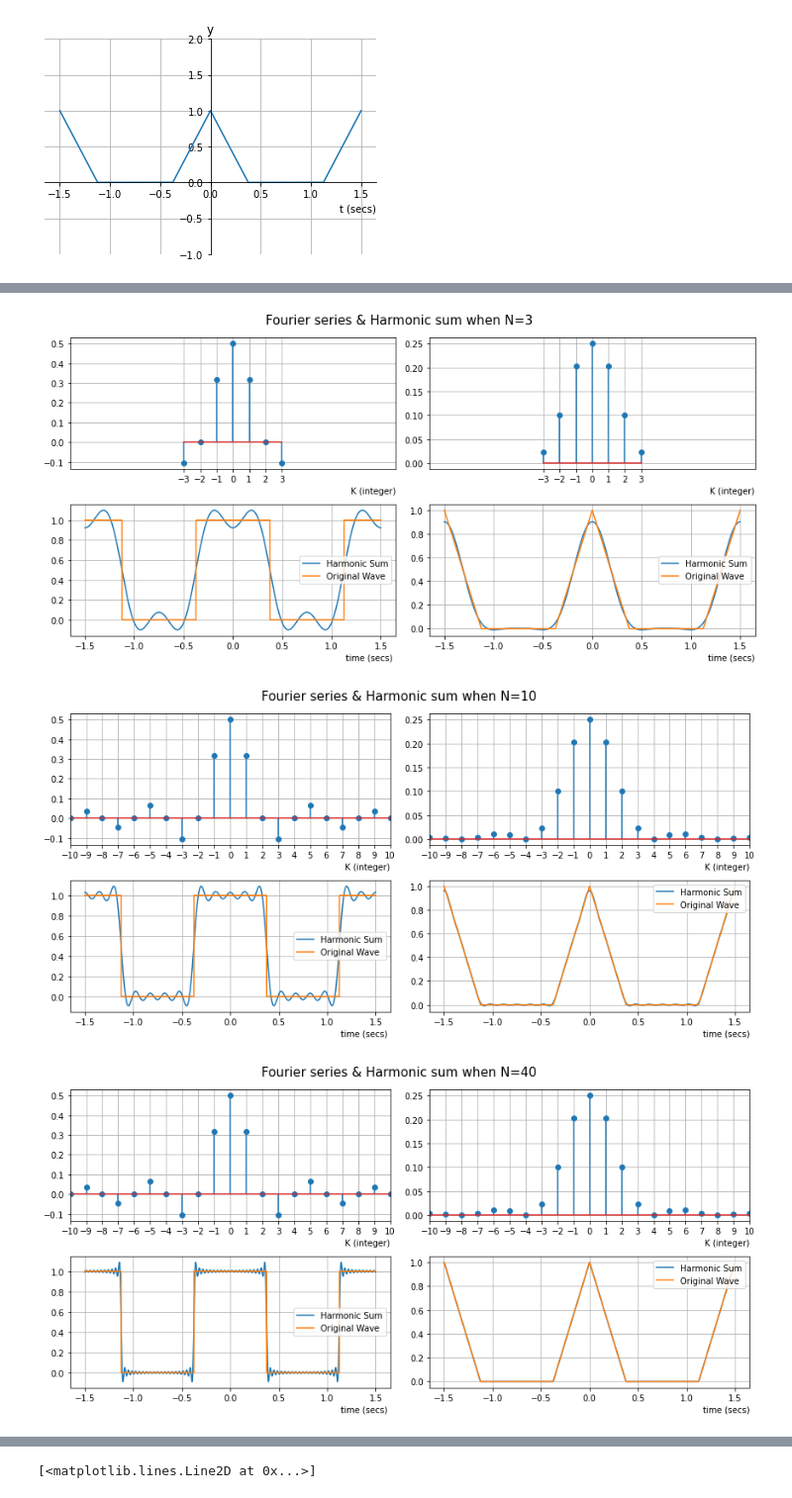
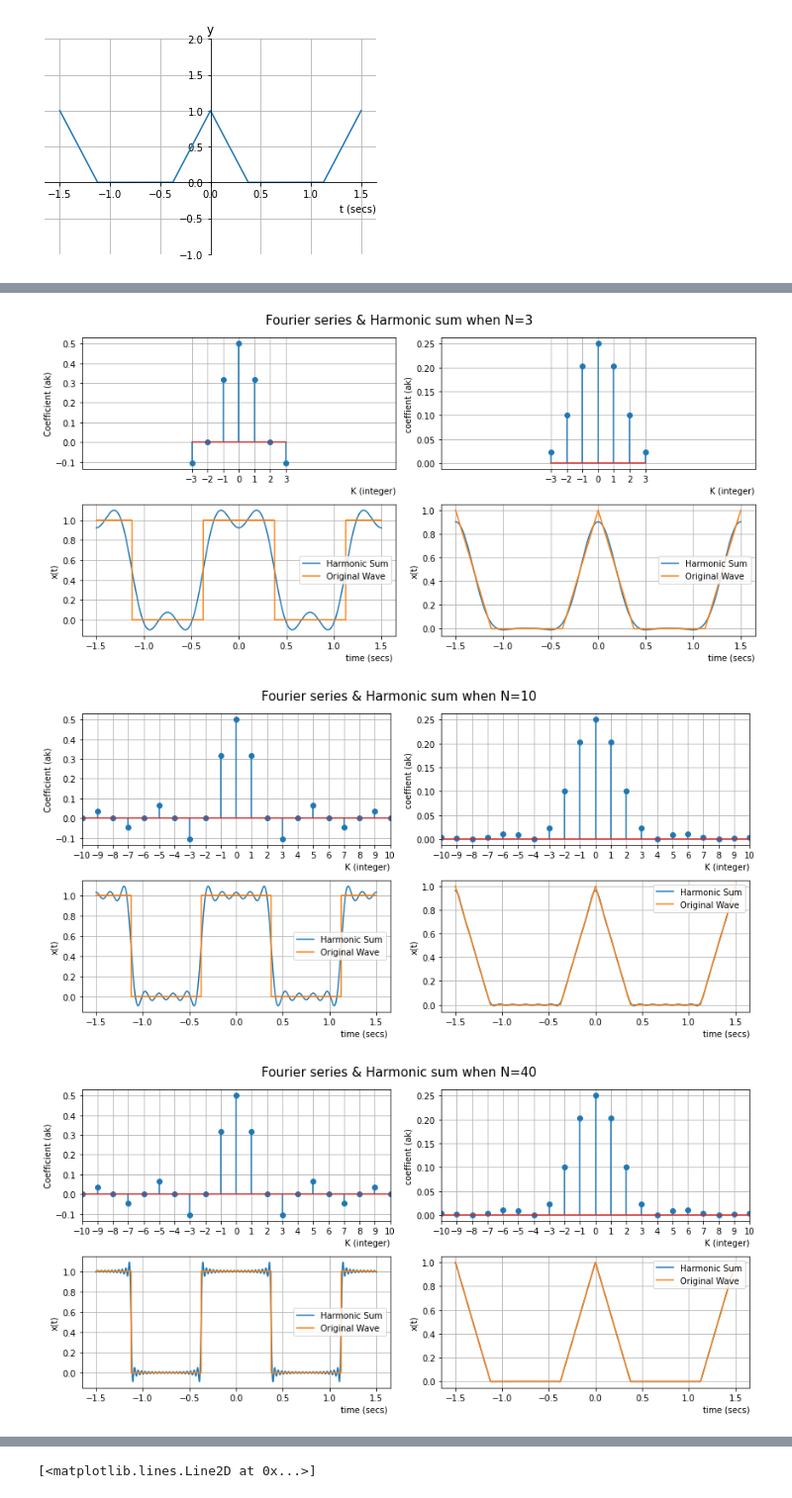
Before and after one commit to IISL-HYU/comm, a Jupyter notebook: signalprocessing/dsp_hw_1.ipynb, the cells around one changed output, grey strips where cells are left out. Shown at 99% size. Cells and saved outputs as stored; diff of their text form; code cells hidden in the pictures.

```diff
--- a/signalprocessing/dsp_hw_1.ipynb
+++ b/signalprocessing/dsp_hw_1.ipynb
@@ -83,15 +83,13 @@ for N in N_lst:
 
     aks = dc * np.sinc(dc * k_lst)
 
-    akt = (dc) * (np.sinc(dc * k_lst / 2))
-    akt = (akt ** 2)
+    akt = (dc / 2) * (np.sinc(dc * k_lst / 2))
+    akt = (akt ** 2) * 2 / (dc)
+
 
     recovered_square = harmonic_sum(N, aks, fund_freq, trange)
     recovered_triangle = harmonic_sum(N, akt, fund_freq, trange)
-    # ns = aks * np.exp(1j * k_lst * fund_freq * trange)
-    # ns = np.sum(ns, axis=0)
-    # nt = akt * np.exp(1j * k_lst * fund_freq * trange)
-    # nt = np.sum(nt, axis=0)
+
 
 
     fig = plt.figure(figsize=(12, 6))
@@ -100,12 +98,14 @@ for N in N_lst:
     ax1 = fig.add_subplot(2, 2, 1)
     ax1.set_xticks(k_lst)
     ax1.set_xlabel("K (integer)", loc="right")
+    ax1.set_ylabel("Coefficient (ak)", loc='center')
     ax1.set_xlim([-10, 10])
     ax1.grid()
     plt.stem(k_lst, aks)
 
     ax2 = fig.add_subplot(2, 2, 3)
     ax2.set_xlabel("time (secs) ", loc="right")
+    ax2.set_ylabel("x(t)")
     plt.plot(trange, recovered_square.real, trange, pulse_wave)
 
     ax2.legend(["Harmonic Sum", "Original Wave"])
@@ -114,12 +114,14 @@ for N in N_lst:
     ax3 =fig.add_subplot(2, 2, 2)
     ax3.set_xticks(k_lst)
     ax3.set_xlabel("K (integer)", loc='right')
+    ax3.set_ylabel("coeffient (ak)", loc='center')
     ax3.set_xlim([-10, 10])
     ax3.grid()
     plt.stem(k_lst, akt)
 
     ax4 = fig.add_subplot(2, 2, 4)
     ax4.set_xlabel("time (secs)", loc='right')
+    ax4.set_ylabel("x(t)")
     ax4.grid()
     plt.plot(trange, recovered_triangle.real, trange, tpw)
     ax4.legend(["Harmonic Sum", "Original Wave"])
@@ -131,3 +133,3 @@ for N in N_lst:
-[figure, old version]
+[figure, new version]
-[figure, old version]
+[figure, new version]
-[figure, old version]
+[figure, new version]
```
Also changed, not shown: parts of 1 cell of this notebook, 1 other file.
